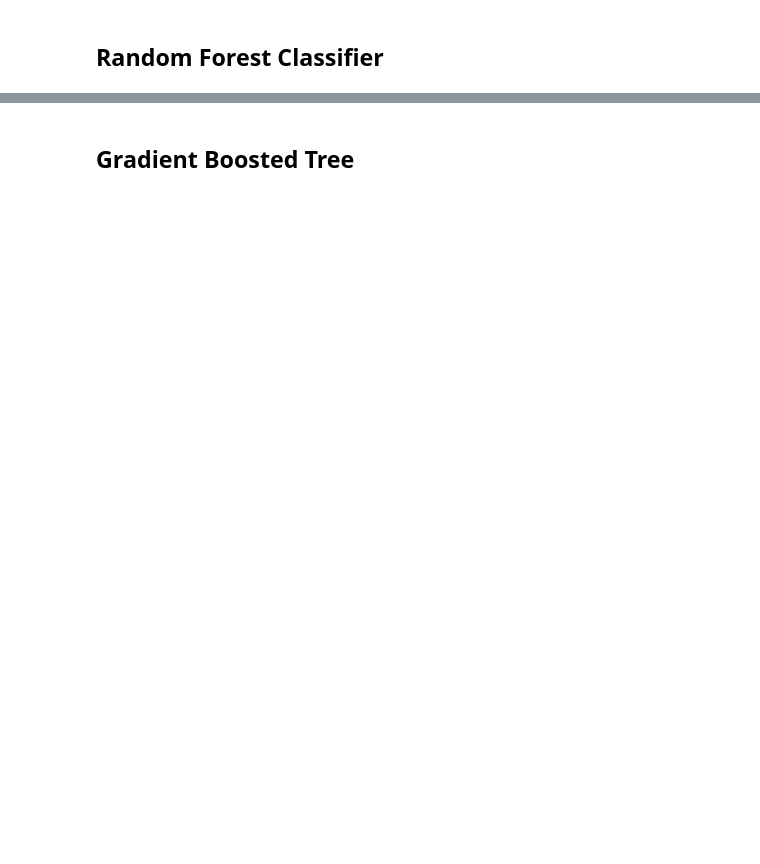
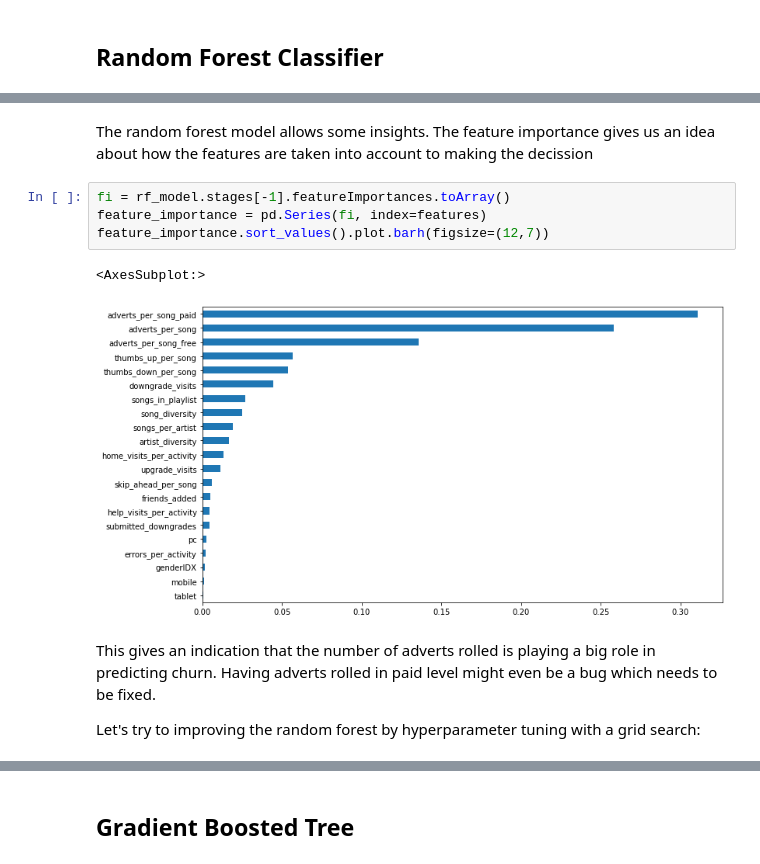
Before and after one commit to bullett445/udacity-sparkify, a Jupyter notebook: Sparkify_Model.ipynb, the cells around one changed output, grey strips where cells are left out. Saved outputs shown, nothing was run; the diff lists cells and outputs as text; blank space fills up the shorter version.

```diff
--- a/Sparkify_Model.ipynb
+++ b/Sparkify_Model.ipynb
@@ -96,0 +161,13 @@ pipeline = build_pipeline(rf)
+# %% [markdown]
+The random forest model allows some insights. The feature importance gives us an idea about how the features are taken into account to making the decission
+# %%
+fi = rf_model.stages[-1].featureImportances.toArray()
+feature_importance = pd.Series(fi, index=features)
+feature_importance.sort_values().plot.barh(figsize=(12,7))
+# %% [output]
+<AxesSubplot:>
+[figure, added]
+# %% [markdown]
+This gives an indication that the number of adverts rolled is playing a big role in predicting churn. Having adverts rolled in paid level might even be a bug which needs to be fixed.
+
+Let's try to improving the random forest by hyperparameter tuning with a grid search:
```
Also changed, not shown: parts of 35 cells of this notebook.
